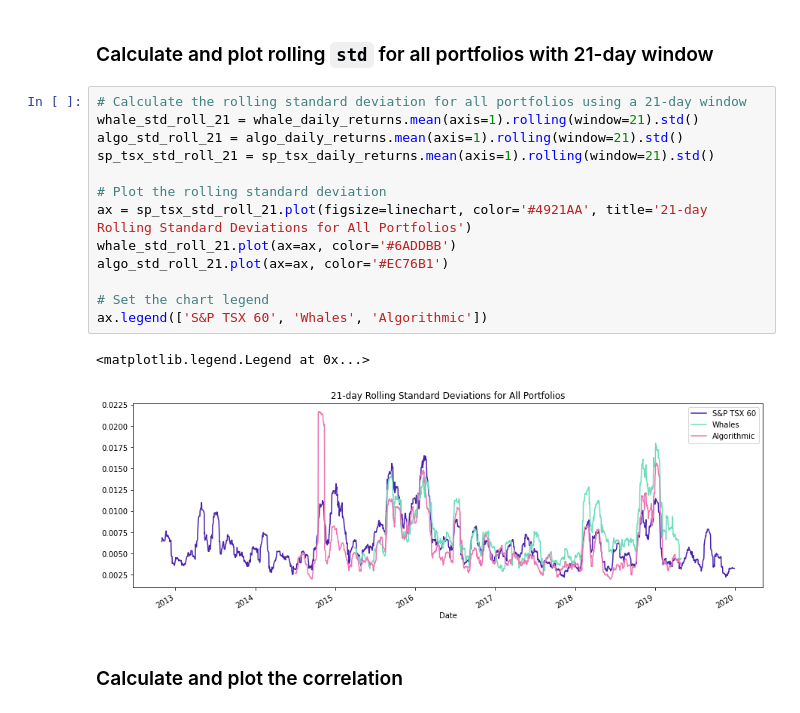
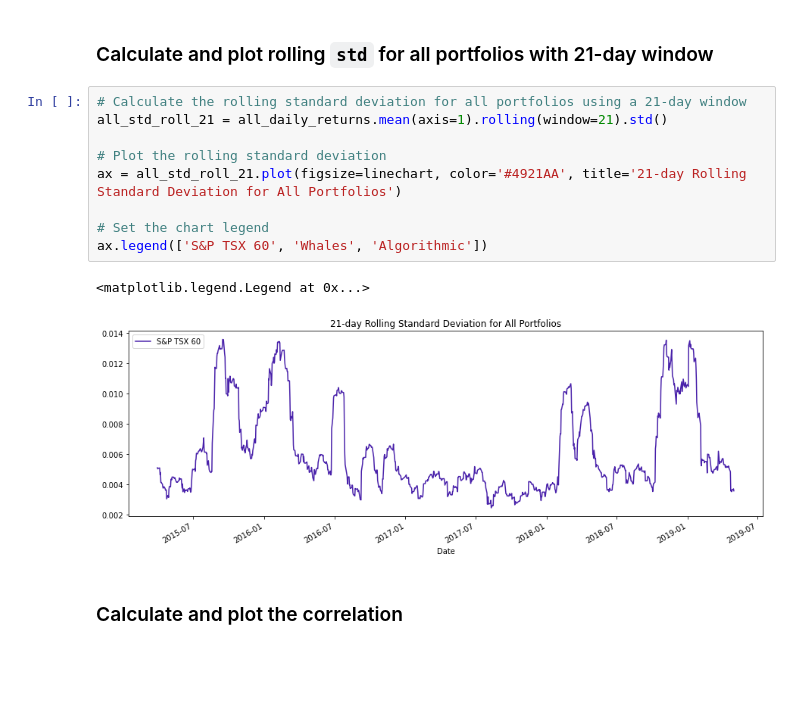
Before and after one commit to adamgulyas/pandas-homework, a Jupyter notebook: whale_analysis.ipynb, the cells around one changed output. Cells and saved outputs as stored; diff of their text form; blank space fills up the shorter version.

```diff
--- a/whale_analysis.ipynb
+++ b/whale_analysis.ipynb
@@ -281,20 +240,16 @@ Risk changes over time. Analyze the rolling statistics for Risk and Beta.
 ### Calculate and plot rolling `std` for all portfolios with 21-day window
 # %%
 # Calculate the rolling standard deviation for all portfolios using a 21-day window
-whale_std_roll_21 = whale_daily_returns.mean(axis=1).rolling(window=21).std()
-algo_std_roll_21 = algo_daily_returns.mean(axis=1).rolling(window=21).std()
-sp_tsx_std_roll_21 = sp_tsx_daily_returns.mean(axis=1).rolling(window=21).std()
+all_std_roll_21 = all_daily_returns.mean(axis=1).rolling(window=21).std()
 
 # Plot the rolling standard deviation
-ax = sp_tsx_std_roll_21.plot(figsize=linechart, color='#4921AA', title='21-day Rolling Standard Deviations for All Portfolios')
-whale_std_roll_21.plot(ax=ax, color='#6ADDBB')
-algo_std_roll_21.plot(ax=ax, color='#EC76B1')
+ax = all_std_roll_21.plot(figsize=linechart, color='#4921AA', title='21-day Rolling Standard Deviation for All Portfolios')
 
 # Set the chart legend
 ax.legend(['S&P TSX 60', 'Whales', 'Algorithmic'])
 # %% [output]
 <matplotlib.legend.Legend at 0x...>
-[figure, old version]
+[figure, new version]
 # %% [markdown]
 ### Calculate and plot the correlation
 # %%
```
Also changed, not shown: parts of 19 cells of this notebook.
